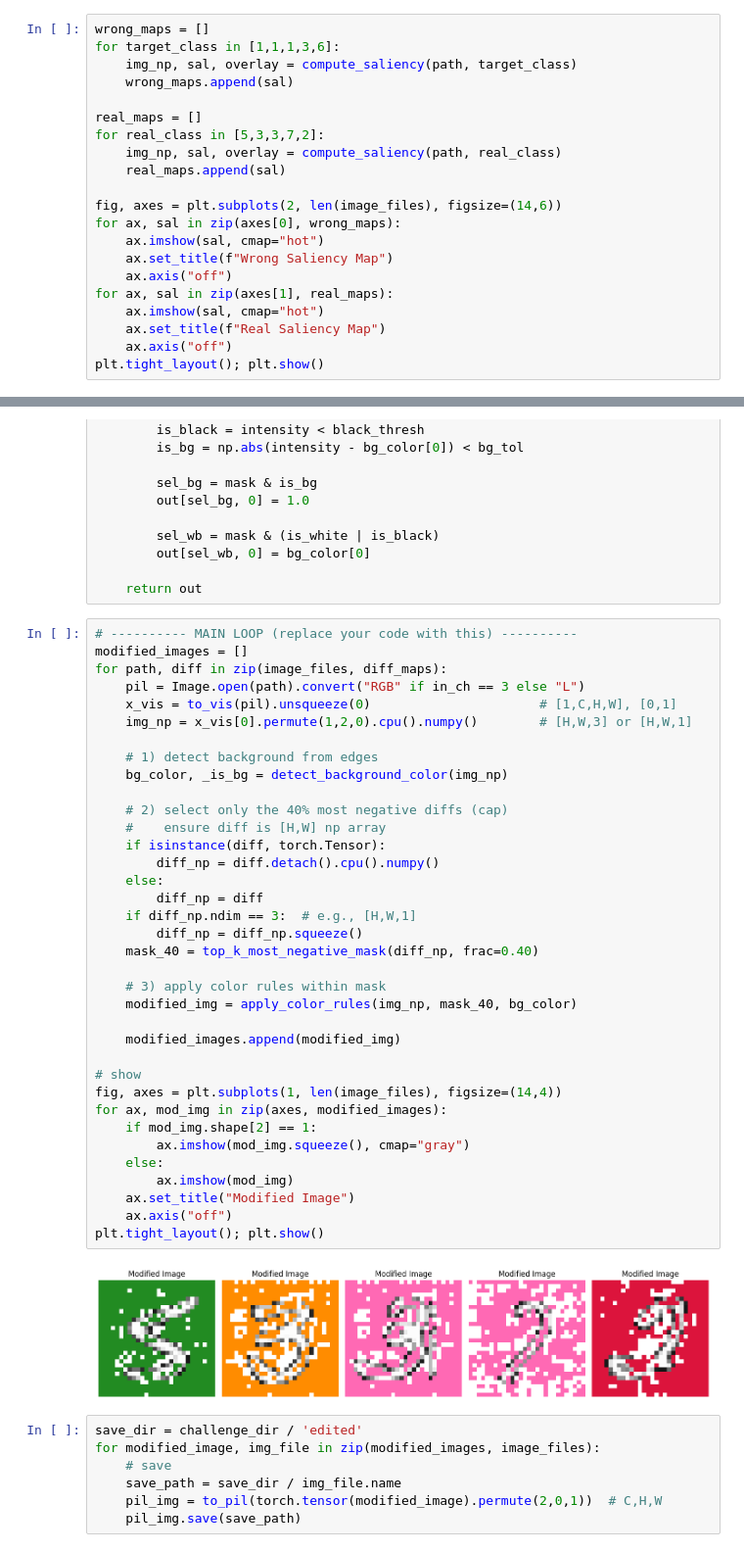
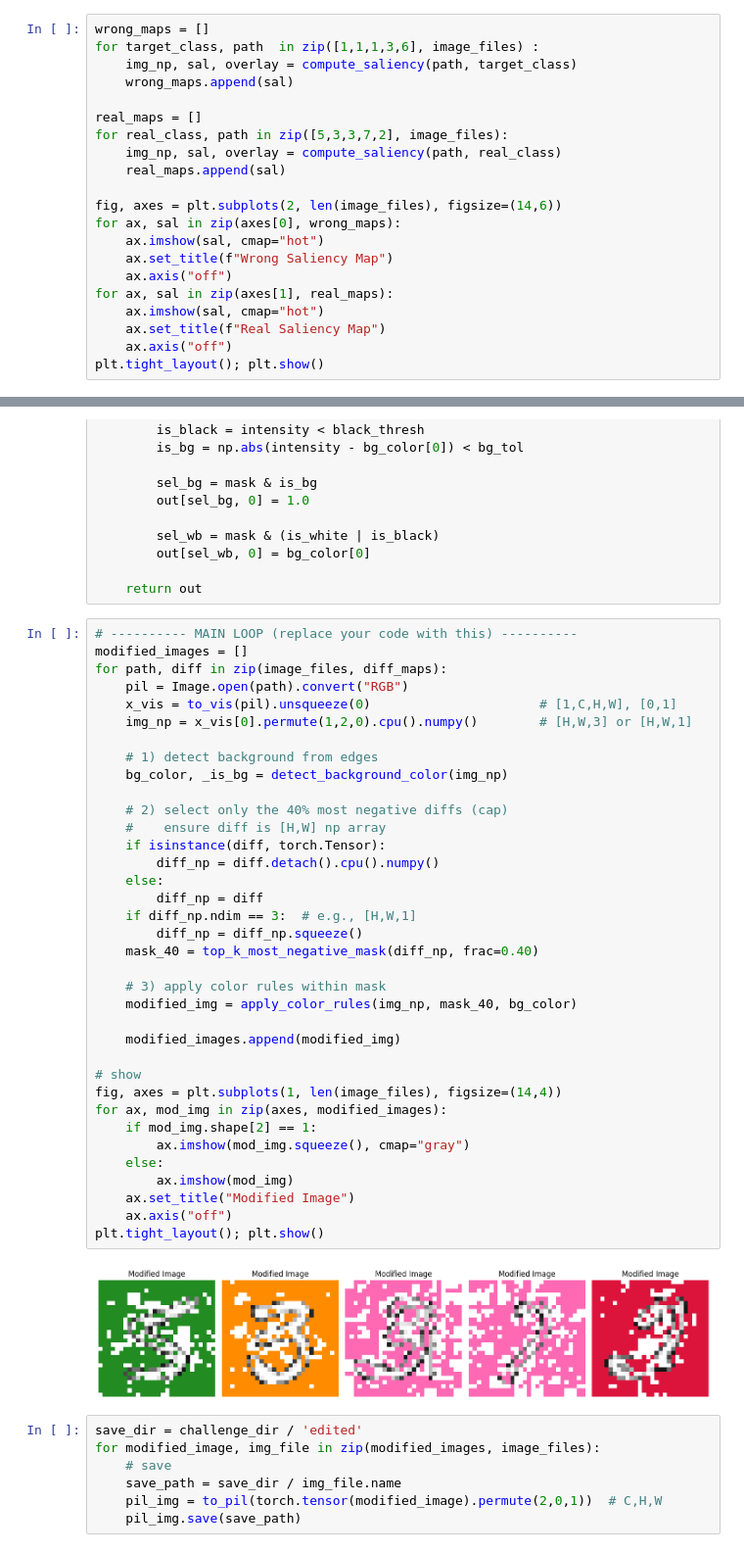
Before and after one commit to ICAI-IMAT-XAI/p2-computer-vision-superestrellas, a Jupyter notebook: notebook/challenge.ipynb, the cells around one changed output, grey strips where cells are left out. Shown at 98% size. Saved outputs shown, nothing was run; the diff lists cells and outputs as text.

```diff
--- a/notebook/challenge.ipynb
+++ b/notebook/challenge.ipynb
@@ -179,11 +137,11 @@ plt.tight_layout(); plt.show()
 # %%
 wrong_maps = []
-for target_class in [1,1,1,3,6]:
+for target_class, path  in zip([1,1,1,3,6], image_files) :
     img_np, sal, overlay = compute_saliency(path, target_class)
     wrong_maps.append(sal)
 
 real_maps = []
-for real_class in [5,3,3,7,2]:
+for real_class, path in zip([5,3,3,7,2], image_files):
     img_np, sal, overlay = compute_saliency(path, real_class)
     real_maps.append(sal)
 
@@ -316,40 +274,40 @@ def apply_color_rules(img_np, mask, bg_color, white_thresh=0.95, black_thresh=0.
 # ---------- MAIN LOOP (replace your code with this) ----------
 modified_images = []
 for path, diff in zip(image_files, diff_maps):
-    pil = Image.open(path).convert("RGB" if in_ch == 3 else "L")
+    pil = Image.open(path).convert("RGB")
     x_vis = to_vis(pil).unsqueeze(0)                      # [1,C,H,W], [0,1]
     img_np = x_vis[0].permute(1,2,0).cpu().numpy()        # [H,W,3] or [H,W,1]
 
     # 1) detect background from edges
     bg_color, _is_bg = detect_background_color(img_np)
 
     # 2) select only the 40% most negative diffs (cap)
     #    ensure diff is [H,W] np array
     if isinstance(diff, torch.Tensor):
         diff_np = diff.detach().cpu().numpy()
     else:
         diff_np = diff
     if diff_np.ndim == 3:  # e.g., [H,W,1]
         diff_np = diff_np.squeeze()
     mask_40 = top_k_most_negative_mask(diff_np, frac=0.40)
 
     # 3) apply color rules within mask
     modified_img = apply_color_rules(img_np, mask_40, bg_color)
 
     modified_images.append(modified_img)
 
 # show
 fig, axes = plt.subplots(1, len(image_files), figsize=(14,4))
 for ax, mod_img in zip(axes, modified_images):
     if mod_img.shape[2] == 1:
         ax.imshow(mod_img.squeeze(), cmap="gray")
     else:
         ax.imshow(mod_img)
     ax.set_title("Modified Image")
     ax.axis("off")
 plt.tight_layout(); plt.show()
 # %% [output]
-[figure, old version]
+[figure, new version]
 # %%
 save_dir = challenge_dir / 'edited'
 for modified_image, img_file in zip(modified_images, image_files):
```
Also changed, not shown: parts of 15 cells of this notebook, 1 other file.
